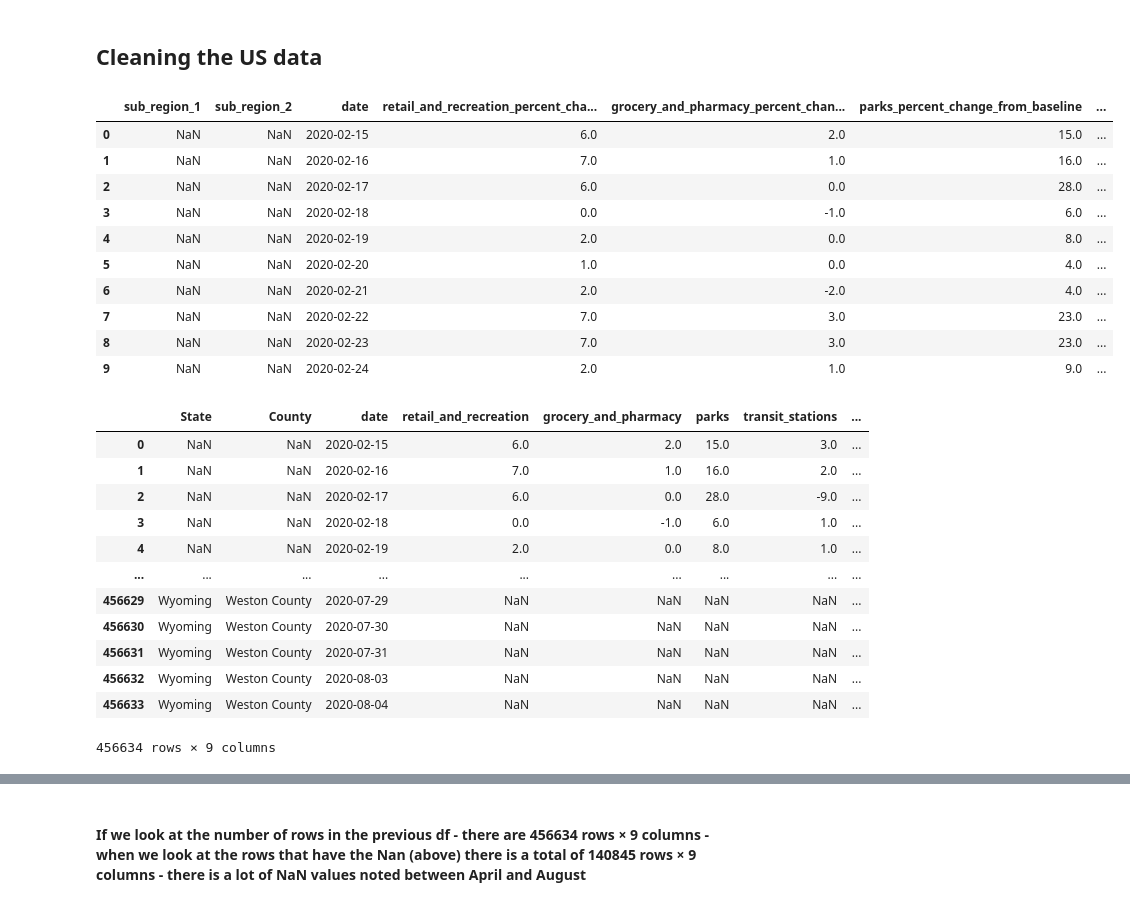
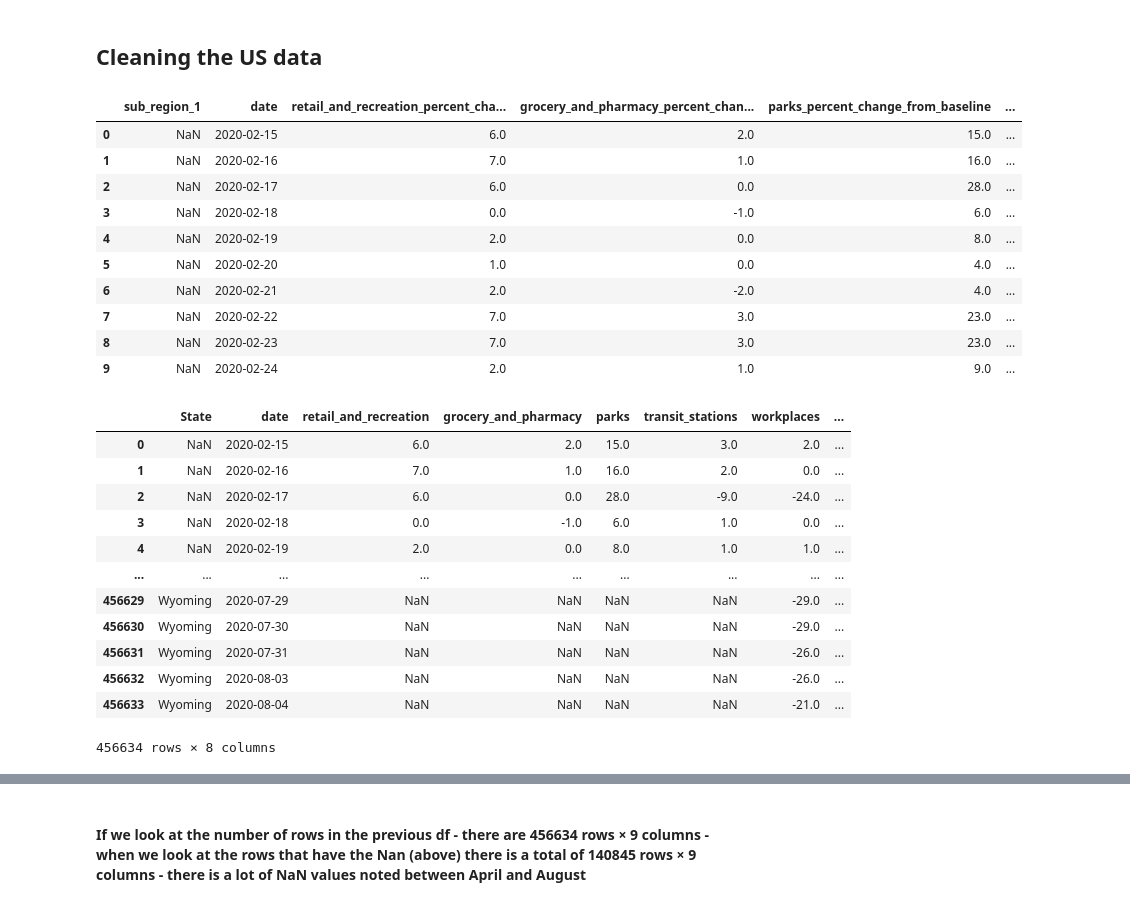
Before and after one commit to LisaHarrison08/Project_G4, a Jupyter notebook: S/St Start.ipynb, the cells around one changed output, grey strips where cells are left out. Cells and saved outputs as stored; diff of their text form; code cells hidden in the pictures.

```diff
--- a/S/St Start.ipynb
+++ b/S/St Start.ipynb
@@ -79,27 +78,28 @@ google_mob_US_df.head()
 # %%
 # Cleaning the data and droping columns that are not needed
 clean_google_mob_US_df = google_mob_US_df.drop(["country_region_code",
+                                                "sub_region_2",
                                                 "Unnamed: 0",
                                                 "country_region",
                                                 "iso_3166_2_code",
                                                 "census_fips_code",
                                                 "metro_area"], axis = 1)
 clean_google_mob_US_df.head(10)
 # %% [output]
-|  | sub_region_1 | sub_region_2 | date | retail_and_recreation_percent_cha... | grocery_and_pharmacy_percent_chan... | parks_percent_change_from_baseline | ... |
-| 0 | NaN | NaN | 2020-02-15 | 6.0 | 2.0 | 15.0 | ... |
-| 1 | NaN | NaN | 2020-02-16 | 7.0 | 1.0 | 16.0 | ... |
-| 2 | NaN | NaN | 2020-02-17 | 6.0 | 0.0 | 28.0 | ... |
-| 3 | NaN | NaN | 2020-02-18 | 0.0 | -1.0 | 6.0 | ... |
-| 4 | NaN | NaN | 2020-02-19 | 2.0 | 0.0 | 8.0 | ... |
-| 5 | NaN | NaN | 2020-02-20 | 1.0 | 0.0 | 4.0 | ... |
-| 6 | NaN | NaN | 2020-02-21 | 2.0 | -2.0 | 4.0 | ... |
-| 7 | NaN | NaN | 2020-02-22 | 7.0 | 3.0 | 23.0 | ... |
-| 8 | NaN | NaN | 2020-02-23 | 7.0 | 3.0 | 23.0 | ... |
-| 9 | NaN | NaN | 2020-02-24 | 2.0 | 1.0 | 9.0 | ... |
+|  | sub_region_1 | date | retail_and_recreation_percent_cha... | grocery_and_pharmacy_percent_chan... | parks_percent_change_from_baseline | ... |
+| 0 | NaN | 2020-02-15 | 6.0 | 2.0 | 15.0 | ... |
+| 1 | NaN | 2020-02-16 | 7.0 | 1.0 | 16.0 | ... |
+| 2 | NaN | 2020-02-17 | 6.0 | 0.0 | 28.0 | ... |
+| 3 | NaN | 2020-02-18 | 0.0 | -1.0 | 6.0 | ... |
+| 4 | NaN | 2020-02-19 | 2.0 | 0.0 | 8.0 | ... |
+| 5 | NaN | 2020-02-20 | 1.0 | 0.0 | 4.0 | ... |
+| 6 | NaN | 2020-02-21 | 2.0 | -2.0 | 4.0 | ... |
+| 7 | NaN | 2020-02-22 | 7.0 | 3.0 | 23.0 | ... |
+| 8 | NaN | 2020-02-23 | 7.0 | 3.0 | 23.0 | ... |
+| 9 | NaN | 2020-02-24 | 2.0 | 1.0 | 9.0 | ... |
 # %%
 # Renaming the columns
-clean_google_mob_US_df.rename(columns = {"sub_region_1":"State","sub_region_2":"County",
+clean_google_mob_US_df.rename(columns = {"sub_region_1":"State",
                                          "retail_and_recreation_percent_change_from_baseline":"retail_and_recreation",
                                          "grocery_and_pharmacy_percent_change_from_baseline":"grocery_and_pharmacy",
                                          "parks_percent_change_from_baseline":"parks",
@@ -108,19 +108,19 @@ clean_google_mob_US_df.rename(columns = {"sub_region_1":"State","sub_region_2":"
                                          "residential_percent_change_from_baseline":"residential"}, inplace = True)
 clean_google_mob_US_df
 # %% [output]
-|  | State | County | date | retail_and_recreation | grocery_and_pharmacy | parks | transit_stations | ... |
-| 0 | NaN | NaN | 2020-02-15 | 6.0 | 2.0 | 15.0 | 3.0 | ... |
-| 1 | NaN | NaN | 2020-02-16 | 7.0 | 1.0 | 16.0 | 2.0 | ... |
-| 2 | NaN | NaN | 2020-02-17 | 6.0 | 0.0 | 28.0 | -9.0 | ... |
-| 3 | NaN | NaN | 2020-02-18 | 0.0 | -1.0 | 6.0 | 1.0 | ... |
-| 4 | NaN | NaN | 2020-02-19 | 2.0 | 0.0 | 8.0 | 1.0 | ... |
+|  | State | date | retail_and_recreation | grocery_and_pharmacy | parks | transit_stations | workplaces | ... |
+| 0 | NaN | 2020-02-15 | 6.0 | 2.0 | 15.0 | 3.0 | 2.0 | ... |
+| 1 | NaN | 2020-02-16 | 7.0 | 1.0 | 16.0 | 2.0 | 0.0 | ... |
+| 2 | NaN | 2020-02-17 | 6.0 | 0.0 | 28.0 | -9.0 | -24.0 | ... |
+| 3 | NaN | 2020-02-18 | 0.0 | -1.0 | 6.0 | 1.0 | 0.0 | ... |
+| 4 | NaN | 2020-02-19 | 2.0 | 0.0 | 8.0 | 1.0 | 1.0 | ... |
 | ... | ... | ... | ... | ... | ... | ... | ... | ... |
-| 456629 | Wyoming | Weston County | 2020-07-29 | NaN | NaN | NaN | NaN | ... |
-| 456630 | Wyoming | Weston County | 2020-07-30 | NaN | NaN | NaN | NaN | ... |
-| 456631 | Wyoming | Weston County | 2020-07-31 | NaN | NaN | NaN | NaN | ... |
-| 456632 | Wyoming | Weston County | 2020-08-03 | NaN | NaN | NaN | NaN | ... |
-| 456633 | Wyoming | Weston County | 2020-08-04 | NaN | NaN | NaN | NaN | ... |
+| 456629 | Wyoming | 2020-07-29 | NaN | NaN | NaN | NaN | -29.0 | ... |
+| 456630 | Wyoming | 2020-07-30 | NaN | NaN | NaN | NaN | -29.0 | ... |
+| 456631 | Wyoming | 2020-07-31 | NaN | NaN | NaN | NaN | -26.0 | ... |
+| 456632 | Wyoming | 2020-08-03 | NaN | NaN | NaN | NaN | -26.0 | ... |
+| 456633 | Wyoming | 2020-08-04 | NaN | NaN | NaN | NaN | -21.0 | ... |
-456634 rows × 9 columns
+456634 rows × 8 columns
 # %%
 # Check the df for NaN
 clean_google_mob_US_df.columns[clean_google_mob_US_df.isna().any()].tolist()
```
Also changed, not shown: parts of 13 cells of this notebook, 3 other files.
